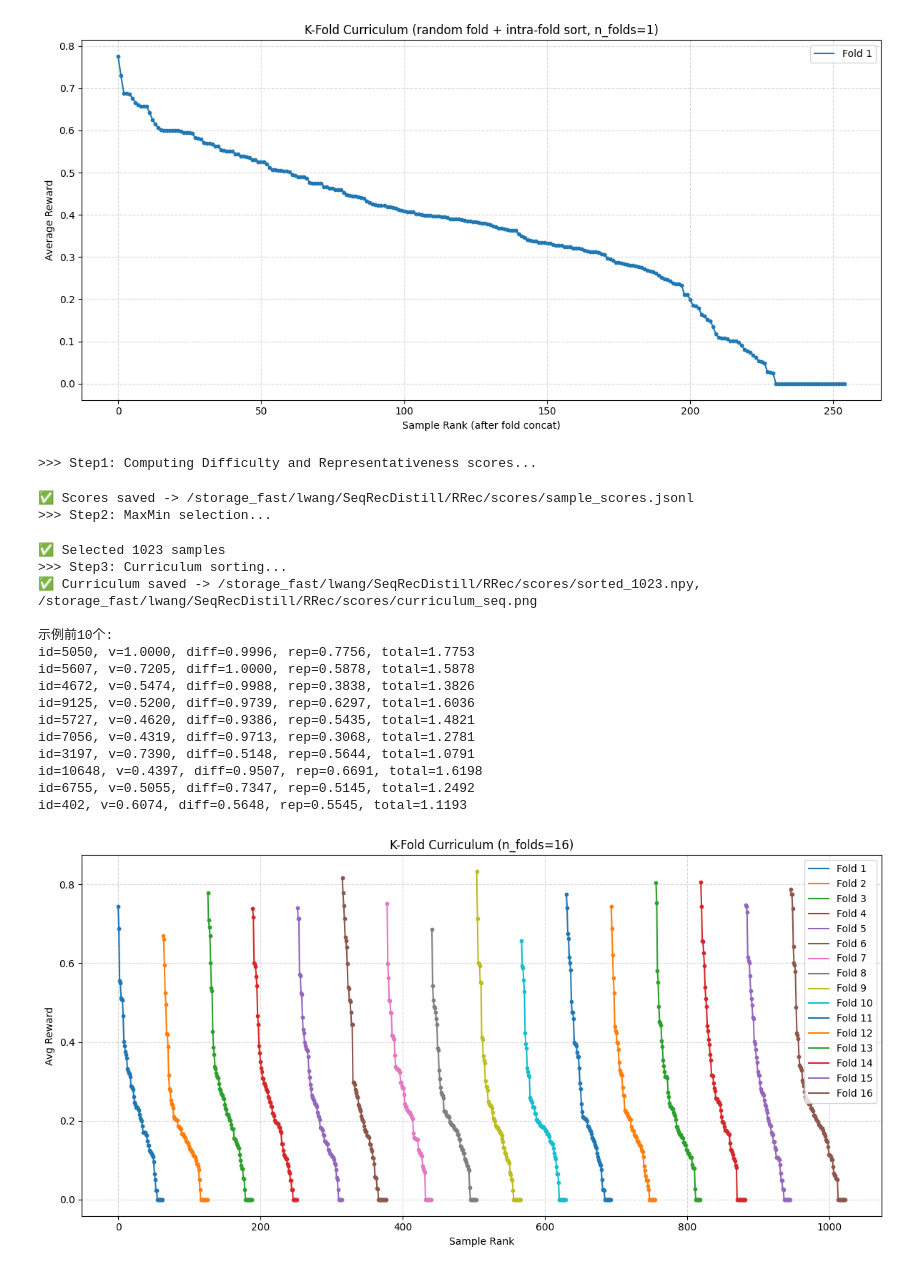
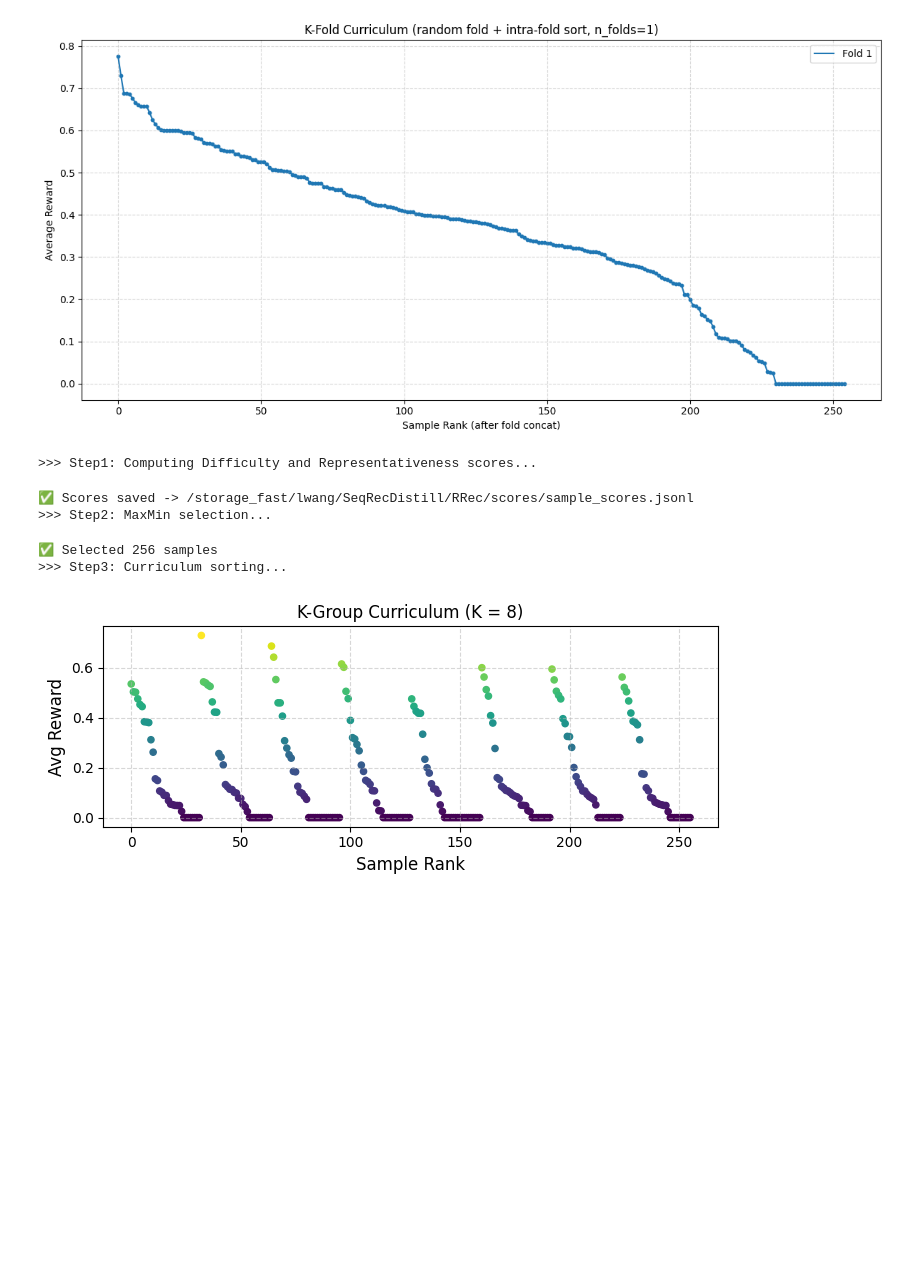
Before and after one commit to WANGLin0126/MiniRec, a Jupyter notebook: scores/sort.ipynb, the cells around one changed output. Saved outputs shown, nothing was run; the diff lists cells and outputs as text; code cells hidden in the pictures; blank space fills up the shorter version.

```diff
--- a/scores/sort.ipynb
+++ b/scores/sort.ipynb
@@ -358,8 +358,7 @@ import numpy as np
 import torch
 import matplotlib.pyplot as plt
 from tqdm import tqdm
-
-
+import matplotlib as mpl
 
 
 # ======================================================
@@ -458,7 +457,7 @@ def maxmin_select(embs, scores_dict, k, init_id=None):
 # ======================================================
 # 5. Fold 排序 & 可视化
 # ======================================================
-def random_fold_sort_with_visual(selected_ids, reward_file, output_path, n_folds=5, plot_path="curriculum.png", seed=42):
+def random_fold_sort_with_visual(selected_ids, reward_file, output_path, n_folds=5, plot_path="curriculum.pdf", seed=42):
     selected_ids = set(selected_ids)
 
     sample_rewards = {}
@@ -485,18 +484,45 @@ def random_fold_sort_with_visual(selected_ids, reward_file, output_path, n_folds
         folds.append((fi, fr))
         sorted_ids.extend(fi)
 
-    np.save(output_path.replace(".npy", f"_fold_{n_folds}.npy"), np.array(sorted_ids, dtype=int))
+    # np.save(output_path.replace(".npy", f"_fold_{n_folds}.npy"), np.array(sorted_ids, dtype=int))
 
-    plt.figure(figsize=(12, 6)); colors = plt.cm.tab10.colors; offset = 0
+    plt.figure(figsize=(7, 3))
+
+    # 1. 找到所有 reward 的范围用于归一化
+    all_rewards = np.concatenate([r for _, r in folds])
+    norm = mpl.colors.Normalize(vmin=all_rewards.min(), vmax=all_rewards.max())
+    cmap = plt.cm.viridis  # 可改 plasma / jet / coolwarm 等
+
+    # 2. 按 fold 绘制散点
+    offset = 0
+    sc = None
     for i, (_, rewards) in enumerate(folds):
-        x_range = range(offset, offset + len(rewards))
-        plt.plot(x_range, rewards, color=colors[i % len(colors)], label=f"Fold {i+1}")
-        plt.scatter(x_range, rewards, s=10, color=colors[i % len(colors)])
+        x_range = np.arange(offset, offset + len(rewards))
+        sc = plt.scatter(
+            x_range,
+            rewards,
+            c=rewards,        # 关键：点颜色由 y 值决定
+            cmap=cmap,
+            norm=norm,
+            s=20,             # 点大小
+            label=f"Fold {i+1}"
+        )
         offset += len(rewards)
-    plt.title(f"K-Fold Curriculum (n_folds={n_folds})")
-    plt.xlabel("Sample Rank"); plt.ylabel("Avg Reward")
-    plt.grid(True, linestyle="--", alpha=0.5); plt.legend(); plt.tight_layout()
-    plt.savefig(plot_path, dpi=300)
+
+    # 3. 标题和坐标
+    plt.title(f"K-Group Curriculum (K = {n_folds})")
+    plt.xlabel("Sample Rank", fontsize=12)
+    plt.ylabel("Avg Reward", fontsize=12)
+    plt.grid(True, linestyle="--", alpha=0.5)
+
+    # 4. 给全部点加 colorbar（只需要传一个 scatter 对象即可）
+    # plt.colorbar(sc, label="Reward (Difficulty)")
+
+    # 5. 最终保存
+    plt.tight_layout()
+    plt.savefig(plot_path)
+    plt.show()
+    print(f"✅ Plot saved -> {plot_path}")
 
     return sorted_ids, folds
 
@@ -529,7 +555,9 @@ def main(cfg):
     embs = load_embeddings(cfg["embs_file"], cfg["device"])
     scores_dict = {sid: cfg["alpha"]*diff_scores.get(sid,0.0) + rep_scores.get(sid,0.0) for sid in all_ids}
     selected_ids, vs = maxmin_select(embs, scores_dict, cfg["select_k"])
-    np.save(os.path.join(cfg["output_dir"], f"selected_indices_{cfg['select_k']}.npy"), selected_ids)
+
+    # np.save(os.path.join(cfg["output_dir"], f"selected_indices_{cfg['select_k']}.npy"), selected_ids)
+
     save_jsonl(os.path.join(cfg["output_dir"], "selected_samples.jsonl"), [
         {"sample_id": sid,
          "v": v,
@@ -543,52 +571,39 @@ def main(cfg):
     # Step3: Curriculum
     print(">>> Step3: Curriculum sorting...")
     sorted_output = os.path.join(cfg["output_dir"], f"sorted_{cfg['select_k']}.npy")
-    plot_path = os.path.join(cfg["output_dir"], "curriculum_seq.png")
+    plot_path = os.path.join(cfg["output_dir"], "curriculum.pdf")
     random_fold_sort_with_visual(selected_ids, cfg["reward_file"], sorted_output, cfg["n_folds"], plot_path)
     print(f"✅ Curriculum saved -> {sorted_output}, {plot_path}")
 
     print("\n示例前10个:")
     for sid, v in zip(selected_ids[:10], vs[:10]):
         print(f"id={sid}, v={v:.4f}, diff={diff_scores.get(sid,0.0):.4f}, "
               f"rep={rep_scores.get(sid,0.0):.4f}, total={diff_scores.get(sid,0.0)+rep_scores.get(sid,0.0):.4f}")
 
 
 # ======================================================
 # 0. 全局配置（直接改这里即可）
 # ======================================================
 CONFIG = {
     "reward_file": "/storage_fast/lwang/SeqRecDistill/RRec/train_diff/all_merged_sorted.jsonl",
     "grads_file": "/storage_fast/lwang/SeqRecDistill/RRec/grads/grads_all_sorted_dedup.pt",
     "embs_file": "/storage_fast/lwang/SeqRecDistill/RRec/embs/selected/all_unique_embs.pt",
     "output_dir": "/storage_fast/lwang/SeqRecDistill/RRec/scores",
 
-    "select_k": 1023,
-    "alpha": 200,
-    "n_folds": 16,
+    "select_k": 1024,
+    "alpha": 1,
+    "n_folds": 8,
     "device": "cuda" if torch.cuda.is_available() else "cpu",
 }
 
 
 
 if __name__ == "__main__":
     main(CONFIG)
 # %% [output]
 >>> Step1: Computing Difficulty and Representativeness scores...
 ✅ Scores saved -> /storage_fast/lwang/SeqRecDistill/RRec/scores/sample_scores.jsonl
 >>> Step2: MaxMin selection...
-✅ Selected 1023 samples
+✅ Selected 256 samples
 >>> Step3: Curriculum sorting...
-✅ Curriculum saved -> /storage_fast/lwang/SeqRecDistill/RRec/scores/sorted_1023.npy, /storage_fast/lwang/SeqRecDistill/RRec/scores/curriculum_seq.png
-
-示例前10个:
-id=5050, v=1.0000, diff=0.9996, rep=0.7756, total=1.7753
-id=5607, v=0.7205, diff=1.0000, rep=0.5878, total=1.5878
-id=4672, v=0.5474, diff=0.9988, rep=0.3838, total=1.3826
-id=9125, v=0.5200, diff=0.9739, rep=0.6297, total=1.6036
-id=5727, v=0.4620, diff=0.9386, rep=0.5435, total=1.4821
-id=7056, v=0.4319, diff=0.9713, rep=0.3068, total=1.2781
-id=3197, v=0.7390, diff=0.5148, rep=0.5644, total=1.0791
-id=10648, v=0.4397, diff=0.9507, rep=0.6691, total=1.6198
-id=6755, v=0.5055, diff=0.7347, rep=0.5145, total=1.2492
-id=402, v=0.6074, diff=0.5648, rep=0.5545, total=1.1193
-[figure, old version]
+[figure, new version]
```
Also changed, not shown: parts of 1 cell of this notebook, 35 other files.
